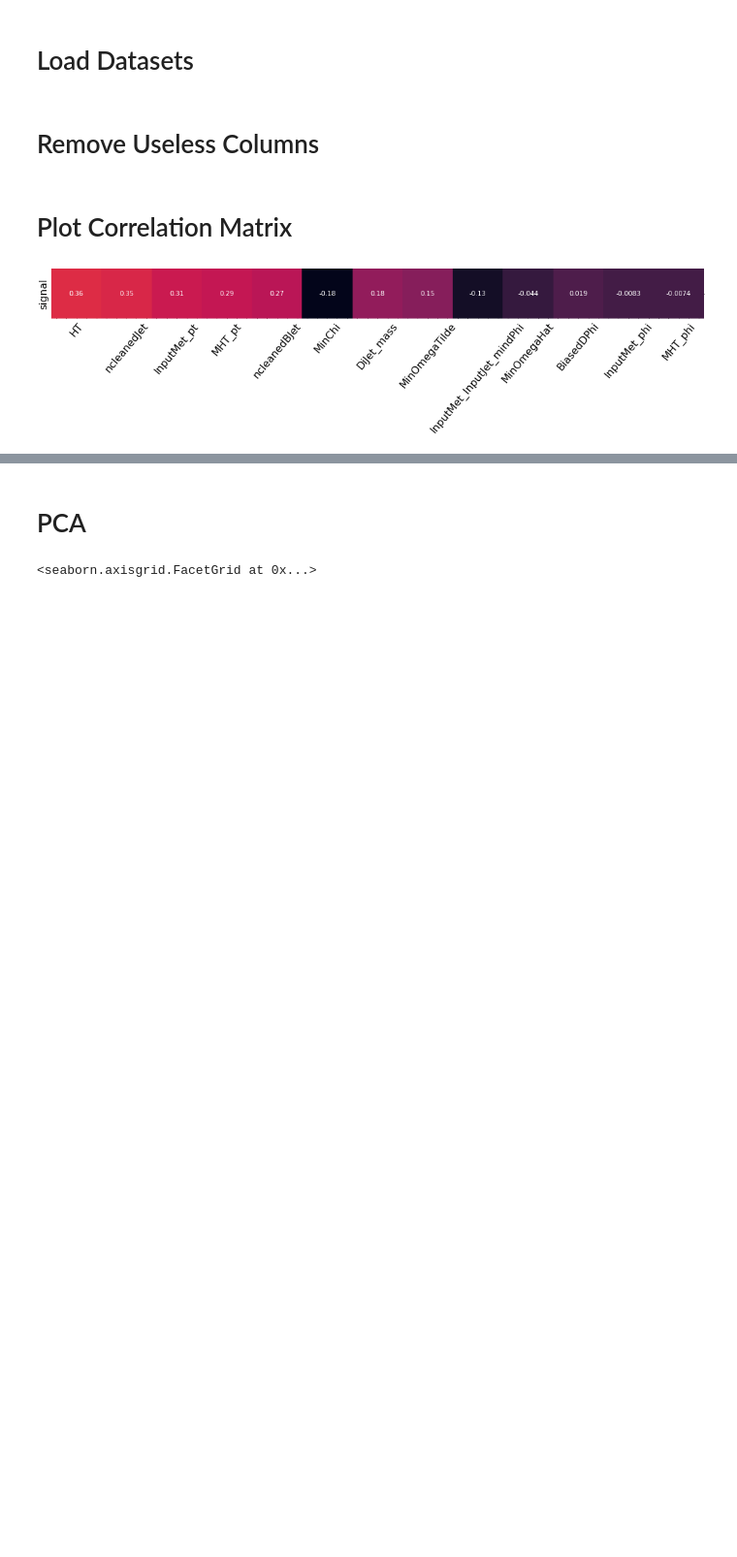
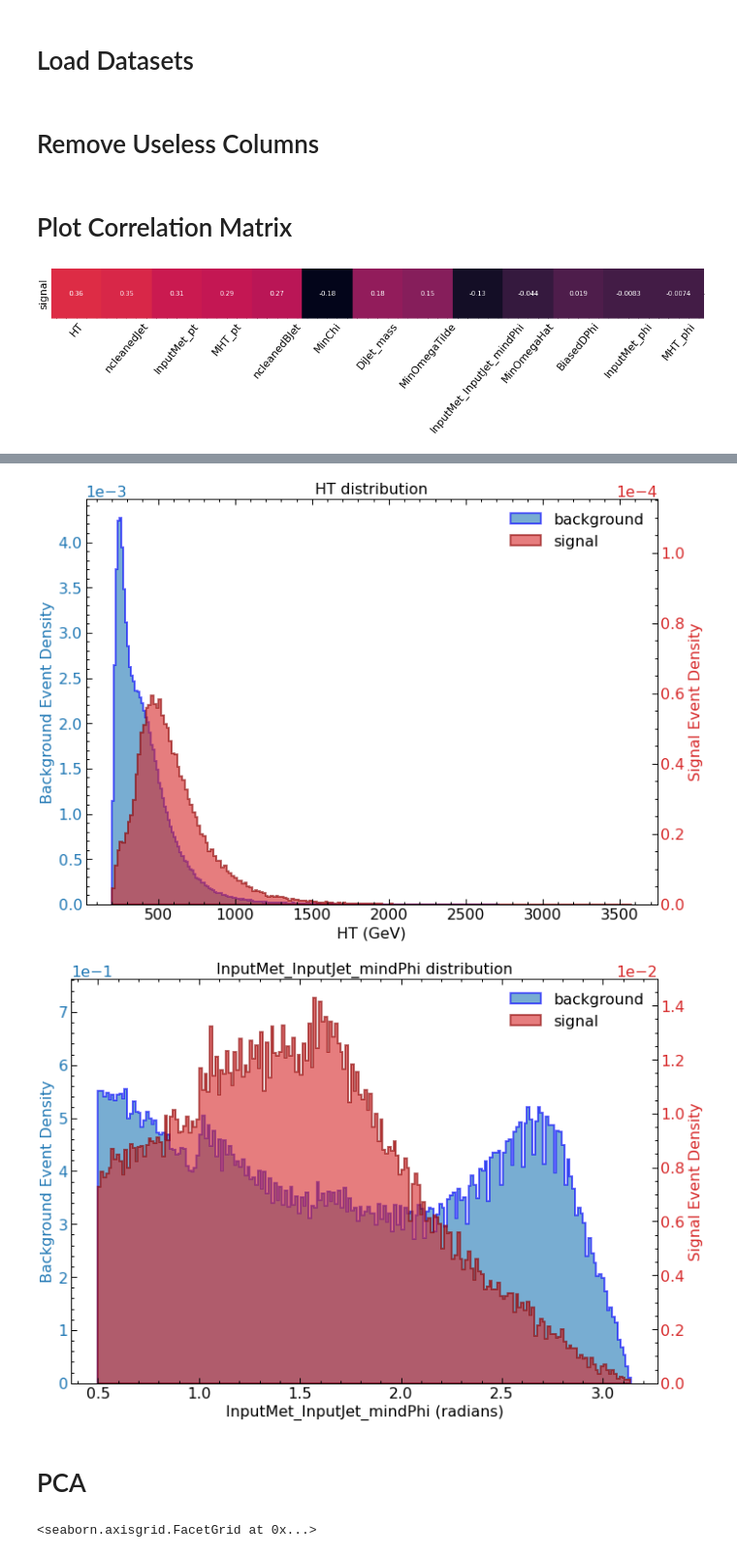
Before and after one commit to NoahHA/tth-ML-project, a Jupyter notebook: notebooks/data_analysis/data_exploration.ipynb, the cells around one changed output, grey strips where cells are left out. Shown at 97% size. Saved outputs shown, nothing was run; the diff lists cells and outputs as text; code cells hidden in the pictures; blank space fills up the shorter version.

```diff
--- a/notebooks/data_analysis/data_exploration.ipynb
+++ b/notebooks/data_analysis/data_exploration.ipynb
@@ -215,3 +216,83 @@ hist_comparison('HT', original_df)
+# %%
+def hist_comparison(col_name, df, units):
+    signal_weight = sum(df['xs_weight'].loc[df['signal'] == 1])
+    bg_weight = sum(df['xs_weight'].loc[df['signal'] == 0])
+    factor = signal_weight / bg_weight
+
+    def convert_ax2(ax1, factor):
+        """
+        Update second axis according with first axis.
+        """
+        y1, y2 = ax1.get_ylim()
+        ax2.set_ylim(factor*y1, factor*y2)
+        ax2.figure.canvas.draw()
+
+    bins = 200
+
+    signal = df[col_name].loc[df['signal'] == 1]
+    bg = df[col_name].loc[df['signal'] == 0]
+    histtype = 'stepfilled'
+    alpha = 0.6
+    linewidth = 2
+
+    bg_color = 'tab:blue'
+    bg_edge_color = 'blue'
+    sg_color = 'tab:red'
+    sg_edge_color = 'darkred'
+
+    with plt.style.context(['science', 'notebook']):
+
+        # normalised plot
+        fig, ax1 = plt.subplots(figsize=(10,7))
+        plt.title(f'{col_name} distribution')
+
+        ax1.set_xlabel(f'{col_name} ({units})')
+        ax1.hist(bg,
+                 bins,
+                 alpha=alpha,
+                 density=True,
+                 label='background',
+                 log=False,
+                 histtype=histtype,
+                 color=bg_color,
+                 edgecolor=bg_edge_color,
+                 linewidth=linewidth,)
+
+        ax1.set_ylabel('Background Event Density', color=bg_color)
+        ax1.tick_params(axis='y', labelcolor=bg_color)
+
+        ax2 = ax1.twinx()
+        ax1.callbacks.connect("ylim_changed", convert_ax2(ax1=ax1, factor=factor))
+
+        ax1.hist(signal,
+                 bins,
+                 alpha=alpha,
+                 density=True,
+                 label='signal',
+                 log=False,
+                 histtype=histtype,
+                 color=sg_color,
+                 edgecolor=sg_edge_color,
+                 linewidth=linewidth,)
+
+        ax2.set_ylabel('Signal Event Density', color=sg_color)
+        ax2.tick_params(axis='y', labelcolor=sg_color)
+
+        ax1.ticklabel_format(axis='y', style='sci', scilimits=(0,3))
+        ax2.ticklabel_format(axis='y', style='sci', scilimits=(0,3))
+
+        lines, labels = ax1.get_legend_handles_labels()
+        lines2, labels2 = ax2.get_legend_handles_labels()
+        ax2.legend(lines + lines2, labels + labels2, loc=0)
+
+        fig.tight_layout()
+        plt.show()
+
+hist_comparison('HT', original_df, units='GeV')
+hist_comparison('InputMet_InputJet_mindPhi', original_df, units='radians')
+# %% [output]
+[figure, added]
+[figure, added]
 # %% [markdown]
 # PCA
 # %%
```
Also changed, not shown: parts of 6 cells of this notebook, 12 other files.
